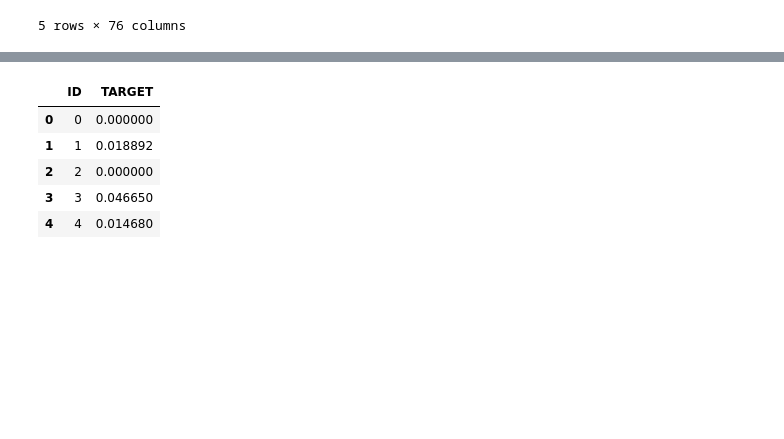
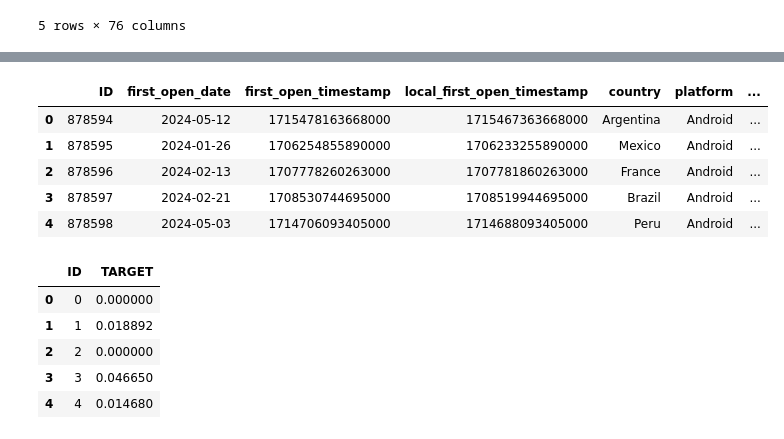
Before and after one commit to omerzzeybek9/Data-Analytics-Challange, a Jupyter notebook: DAG Kaggle/main.ipynb, the cells around one changed output, grey strips where cells are left out. Drawn from its saved outputs; the diff is of its cells as text; code cells hidden in the pictures; blank space fills up the shorter version.

```diff
--- a/DAG Kaggle/main.ipynb
+++ b/DAG Kaggle/main.ipynb
@@ -7,6 +8,7 @@ user_features = pd.read_csv("csvfiles/user_features_train.csv")
 # %%
 #Users meta data
 users = pd.read_csv("csvfiles/users_train.csv")
+users_test = pd.read_csv("csvfiles/users_test.csv")
 # %%
 #Target_Train
 target = pd.read_csv("csvfiles/targets_train.csv")
@@ -29,6 +41,15 @@ users.head()
 | 2 | 2 | 2024-03-18 | 1710731043082000 | 1710720243082000 | Brazil | Android | ... |
 | 3 | 3 | 2024-03-03 | 1709455862260000 | 1709441462260000 | Dominican Republic | iOS | ... |
 | 4 | 4 | 2024-04-30 | 1714482477190000 | 1714464477190000 | Ecuador | Android | ... |
+# %%
+users_test.head()
+# %% [output]
+|  | ID | first_open_date | first_open_timestamp | local_first_open_timestamp | country | platform | ... |
+| 0 | 878594 | 2024-05-12 | 1715478163668000 | 1715467363668000 | Argentina | Android | ... |
+| 1 | 878595 | 2024-01-26 | 1706254855890000 | 1706233255890000 | Mexico | Android | ... |
+| 2 | 878596 | 2024-02-13 | 1707778260263000 | 1707781860263000 | France | Android | ... |
+| 3 | 878597 | 2024-02-21 | 1708530744695000 | 1708519944695000 | Brazil | Android | ... |
+| 4 | 878598 | 2024-05-03 | 1714706093405000 | 1714688093405000 | Peru | Android | ... |
 # %%
 target.head()
 # %% [output]
```
Also changed, not shown: parts of 42 cells of this notebook.
